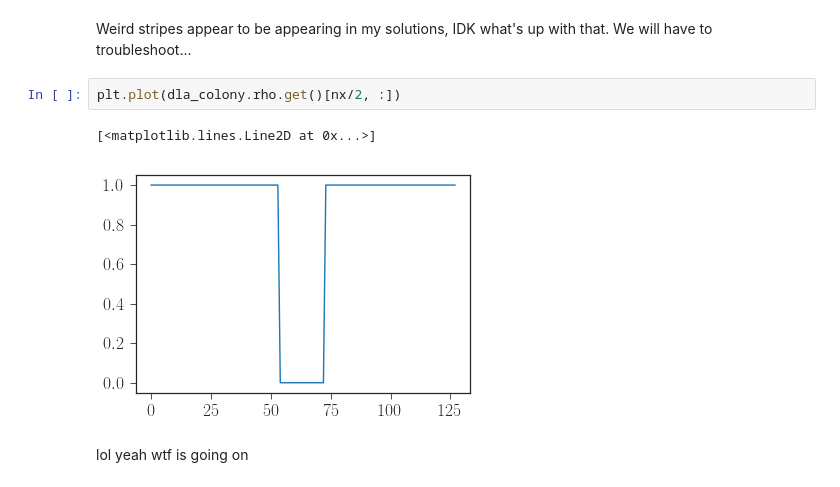
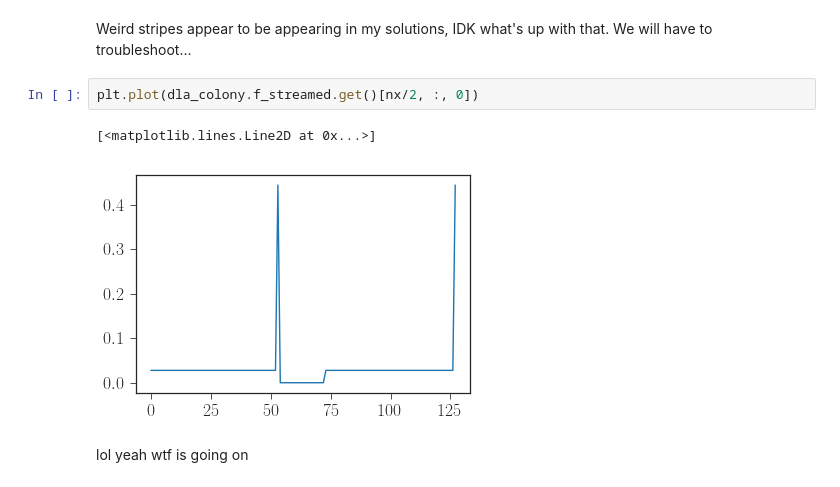
Before and after one commit to btweinstein/LB_colony_growth, a Jupyter notebook: 2018_04_23_mako_opencl_2d.ipynb, the cells around one changed output. Cells and saved outputs as stored; diff of their text form.

```diff
--- a/2018_04_23_mako_opencl_2d.ipynb
+++ b/2018_04_23_mako_opencl_2d.ipynb
@@ -161,9 +241,9 @@ dla_colony.update_after_streaming.run().wait()
 # %% [markdown]
 Weird stripes appear to be appearing in my solutions, IDK what's up with that. We will have to troubleshoot...
 # %%
-plt.plot(dla_colony.rho.get()[nx/2, :])
+plt.plot(dla_colony.f_streamed.get()[nx/2, :, 0])
 # %% [output]
 [<matplotlib.lines.Line2D at 0x...>]
-[figure, old version]
+[figure, new version]
 # %% [markdown]
 lol yeah wtf is going on
```
Also changed, not shown: parts of 11 cells of this notebook, 1 other file.
